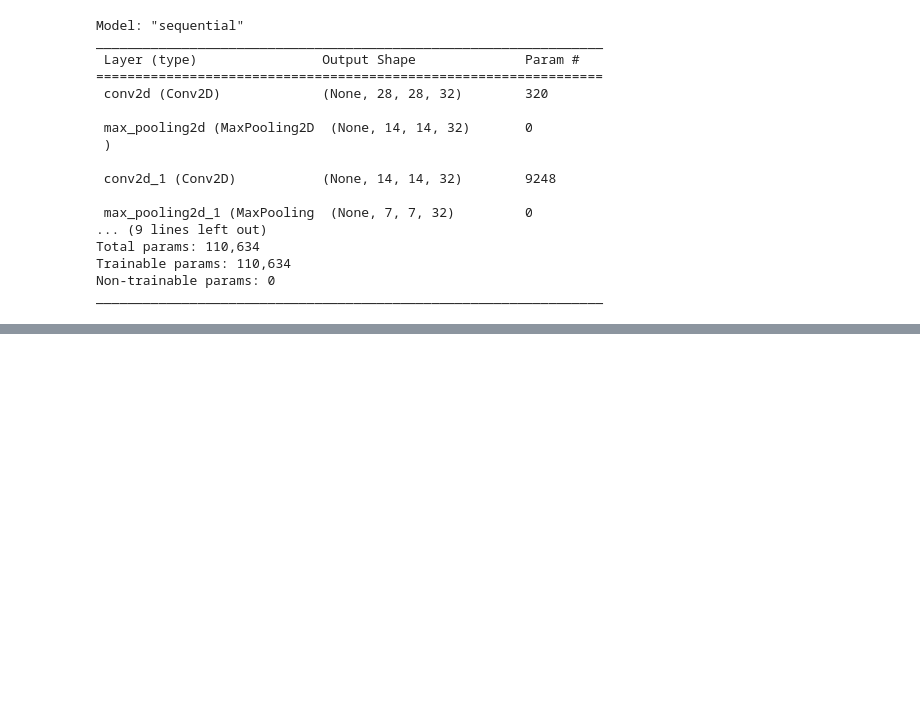
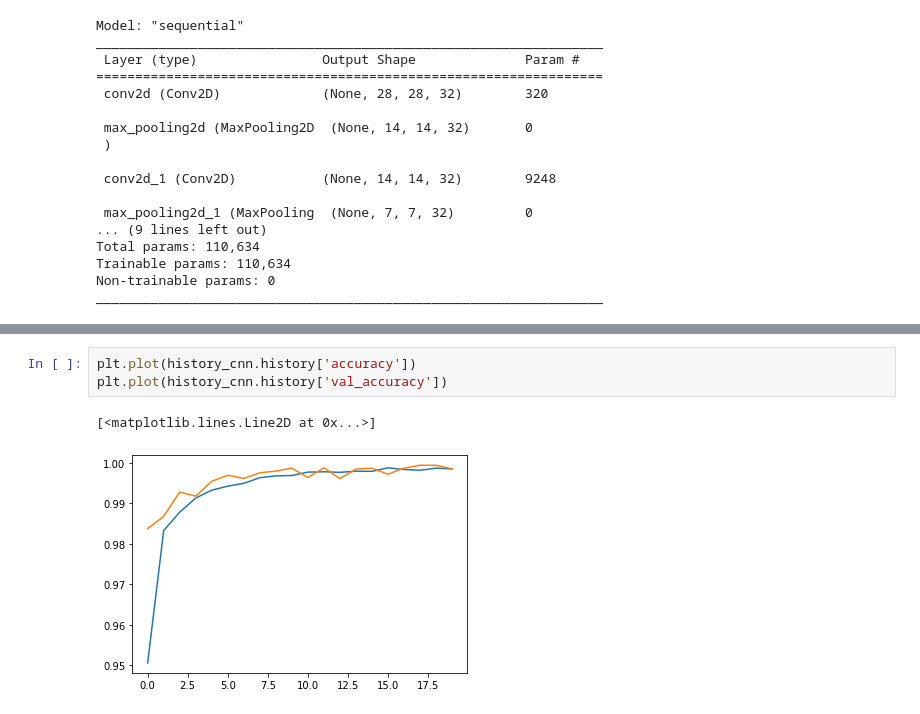
Before and after one commit to alexmacharia/deep_learning_projects, a Jupyter notebook: Mnist_CNN_Classifier.ipynb, the cells around one changed output, grey strips where cells are left out. Cells and saved outputs as stored; diff of their text form; blank space fills up the shorter version.

```diff
--- a/Mnist_CNN_Classifier.ipynb
+++ b/Mnist_CNN_Classifier.ipynb
@@ -92,0 +101,6 @@ Epoch 6/20
+# %%
+plt.plot(history_cnn.history['accuracy'])
+plt.plot(history_cnn.history['val_accuracy'])
+# %% [output]
+[<matplotlib.lines.Line2D at 0x...>]
+[figure, added]
```
Also changed, not shown: parts of 4 cells of this notebook.
